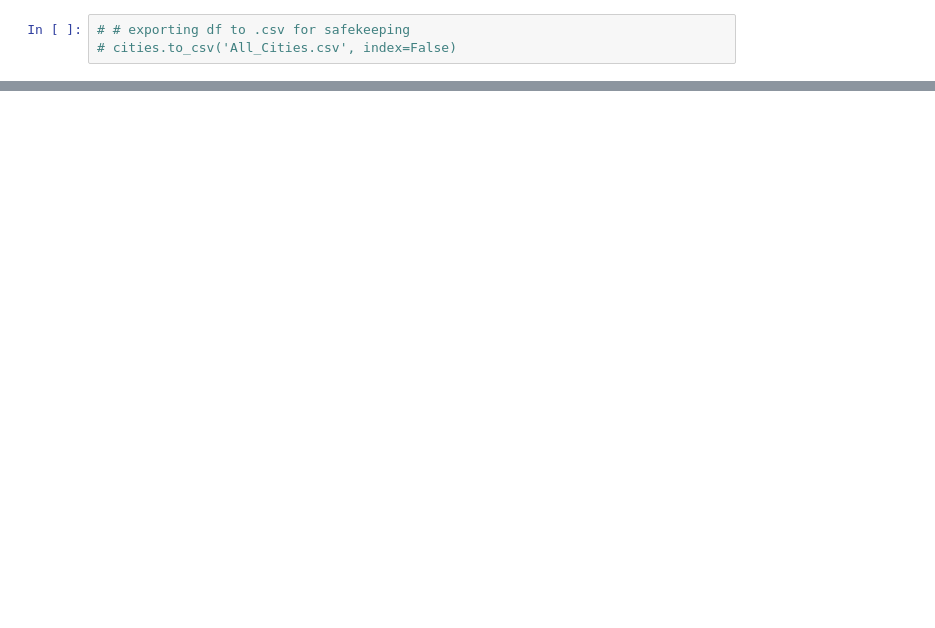
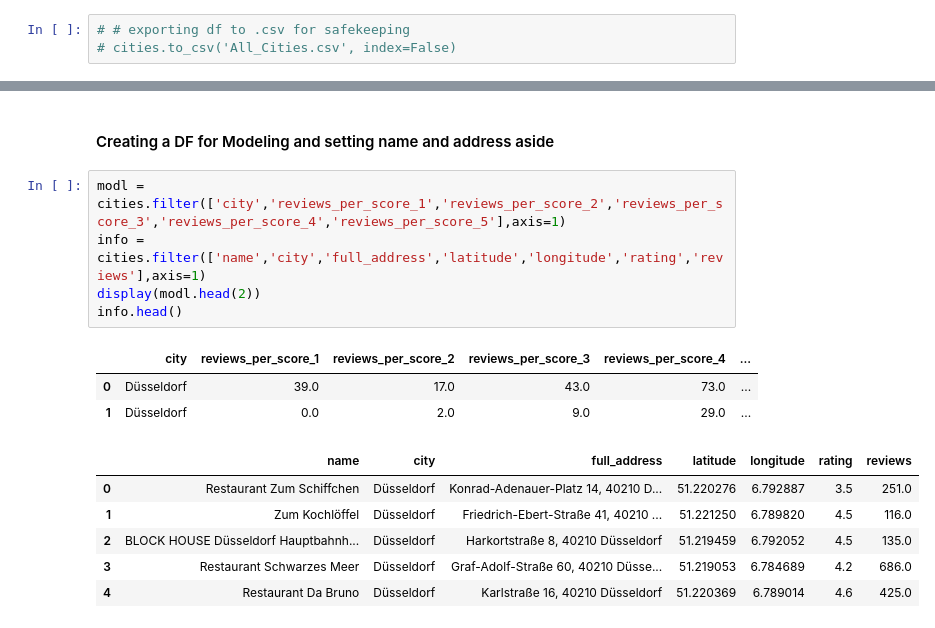
Before and after one commit to NicolasVollmer/My_Ironhack_Mid-Bootcamp_Project, a Jupyter notebook: Nicolas' Mid-Bootcamp Project | A Gastro-Scene Showdown!.ipynb, the cells around one changed output, grey strips where cells are left out. Drawn from its saved outputs; the diff is of its cells as text; blank space fills up the shorter version.

```diff
--- a/Nicolas' Mid-Bootcamp Project | A Gastro-Scene Showdown!.ipynb
+++ b/Nicolas' Mid-Bootcamp Project | A Gastro-Scene Showdown!.ipynb
@@ -202,0 +453,17 @@ My column headers are already in the proper format, no need to edit those. The d
+# %% [markdown]
+#### Creating a DF for Modeling and setting name and address aside
+# %%
+modl = cities.filter(['city','reviews_per_score_1','reviews_per_score_2','reviews_per_score_3','reviews_per_score_4','reviews_per_score_5'],axis=1)
+info = cities.filter(['name','city','full_address','latitude','longitude','rating','reviews'],axis=1)
+display(modl.head(2))
+info.head()
+# %% [output]
+|  | city | reviews_per_score_1 | reviews_per_score_2 | reviews_per_score_3 | reviews_per_score_4 | ... |
+| 0 | Düsseldorf | 39.0 | 17.0 | 43.0 | 73.0 | ... |
+| 1 | Düsseldorf | 0.0 | 2.0 | 9.0 | 29.0 | ... |
+|  | name | city | full_address | latitude | longitude | rating | reviews |
+| 0 | Restaurant Zum Schiffchen | Düsseldorf | Konrad-Adenauer-Platz 14, 40210 D... | 51.220276 | 6.792887 | 3.5 | 251.0 |
+| 1 | Zum Kochlöffel | Düsseldorf | Friedrich-Ebert-Straße 41, 40210 ... | 51.221250 | 6.789820 | 4.5 | 116.0 |
+| 2 | BLOCK HOUSE Düsseldorf Hauptbahnh... | Düsseldorf | Harkortstraße 8, 40210 Düsseldorf | 51.219459 | 6.792052 | 4.5 | 135.0 |
+| 3 | Restaurant Schwarzes Meer | Düsseldorf | Graf-Adolf-Straße 60, 40210 Düsse... | 51.219053 | 6.784689 | 4.2 | 686.0 |
+| 4 | Restaurant Da Bruno | Düsseldorf | Karlstraße 16, 40210 Düsseldorf | 51.220369 | 6.789014 | 4.6 | 425.0 |
```
Also changed, not shown: parts of 56 cells of this notebook, 2 other files.
